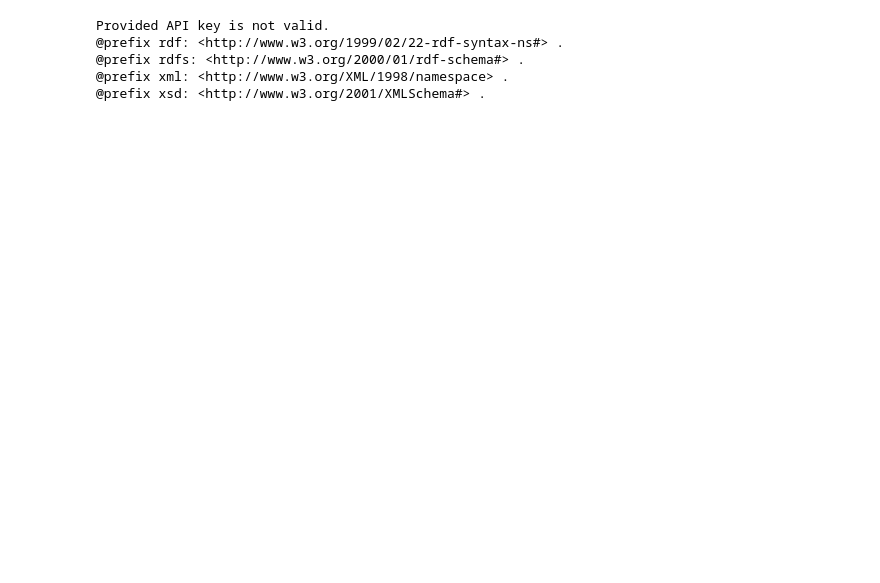
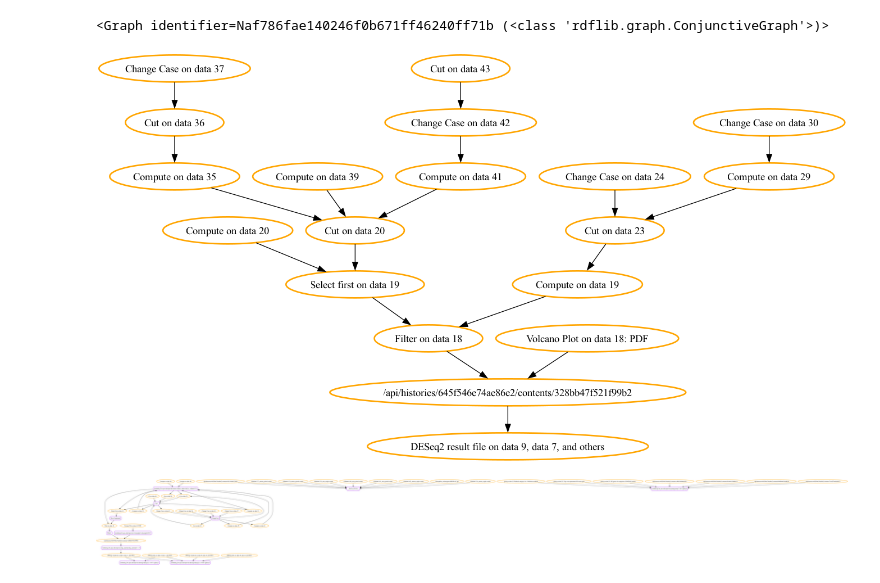
Before and after one commit to albangaignard/galaxy-PROV, a Jupyter notebook: notebooks/Galaxy-PROV.ipynb, the cells around one changed output. Drawn from its saved outputs; the diff is of its cells as text; code cells hidden in the pictures; blank space fills up the shorter version.

Commit message:
sample galaxy 2 prov execution

```diff
--- a/notebooks/Galaxy-PROV.ipynb
+++ b/notebooks/Galaxy-PROV.ipynb
@@ -128,9 +556,33 @@ Provided API key is not valid.
 # %%
-graph = gen_prov_graph(galaxy_url, api_key, '58ba5445bfcae9c6')
-print(graph.serialize(format="turtle").decode())
+graph.serialize("galaxy_prov_2025_07_16.ttl", format="turtle")
 # %% [output]
-Provided API key is not valid.
-@prefix rdf: <http://www.w3.org/1999/02/22-rdf-syntax-ns#> .
-@prefix rdfs: <http://www.w3.org/2000/01/rdf-schema#> .
-@prefix xml: <http://www.w3.org/XML/1998/namespace> .
-@prefix xsd: <http://www.w3.org/2001/XMLSchema#> .
+<Graph identifier=Naf786fae140246f0b671ff46240ff71b (<class 'rdflib.graph.ConjunctiveGraph'>)>
+# %%
+def get_short_label(identifier):
+    res = []
+    for s1, p1, label in graph.triples((URIRef(identifier), RDFS.label, None)):
+        res.append(str(label))
+    short = ""
+    if len(res) > 0:
+        short = res[0]
+    for r in res:
+        if len(r) < len(short):
+            short = r
+
+    if len(short) == 0:
+        return identifier
+    else:
+        return short
+
+def get_associated_tool(identifier):
+    res = []
+    for s, p, tool in graph.triples((URIRef(identifier), PROV.wasAssociatedWith, None)):
+        res.append(str(tool))
+
+    if len(res) > 1:
+        print(f"WARN more than one tool associated to an execution {identifier}")
+        return None
+    elif len(res) == 1:
+        return res[0]
+    else:
+        print(f"WARN no tools associated to execution {identifier}")
@@ -136,0 +595,33 @@ Provided API key is not valid.
+# %%
+G = pgv.AGraph(directed=True)
+
+for s, p, o in graph.triples((None, PROV.wasDerivedFrom, None)):
+    d1 = get_short_label(str(o))
+    d2 = get_short_label(str(s))
+    G.add_node(d1, shape="ellipse", style="bold", color="orange")
+    G.add_node(d2, shape="ellipse", style="bold", color="orange")
+    G.add_edge(d2, d1)
+
+display(Image(G.draw(format='png', prog='dot')))
+# %% [output]
+[figure, added]
+# %%
+G = pgv.AGraph(directed=True)
+
+for s, p, o in graph.triples((None, PROV.used, None)):
+    tool = get_associated_tool(str(s))
+    data = get_short_label(str(o))
+    G.add_node(data, shape="ellipse", style="bold", color="orange")
+    G.add_node(tool, shape="box", style="rounded, bold", color="purple")
+    G.add_edge(tool, data)
+
+for s, p, o in graph.triples((None, PROV.wasGeneratedBy, None)):
+    tool = get_associated_tool(str(o))
+    data = get_short_label(str(s))
+    G.add_node(tool, shape="box", style="rounded, bold", color="purple")
+    G.add_node(data, shape="ellipse", style="bold", color="orange")
+    G.add_edge(data, tool)
+
+display(Image(G.draw(format='png', prog='dot')))
+# %% [output]
+[figure, added]
```
Also changed, not shown: parts of 7 cells of this notebook, 3 other files.
